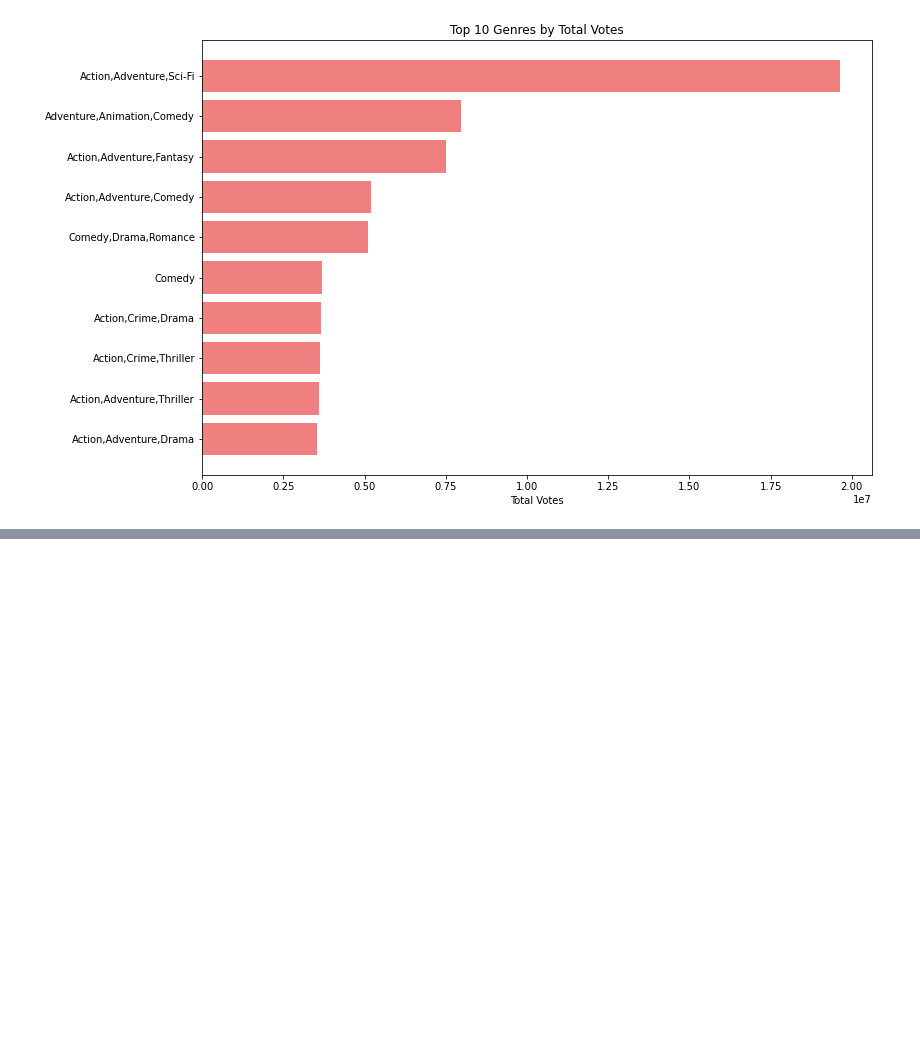
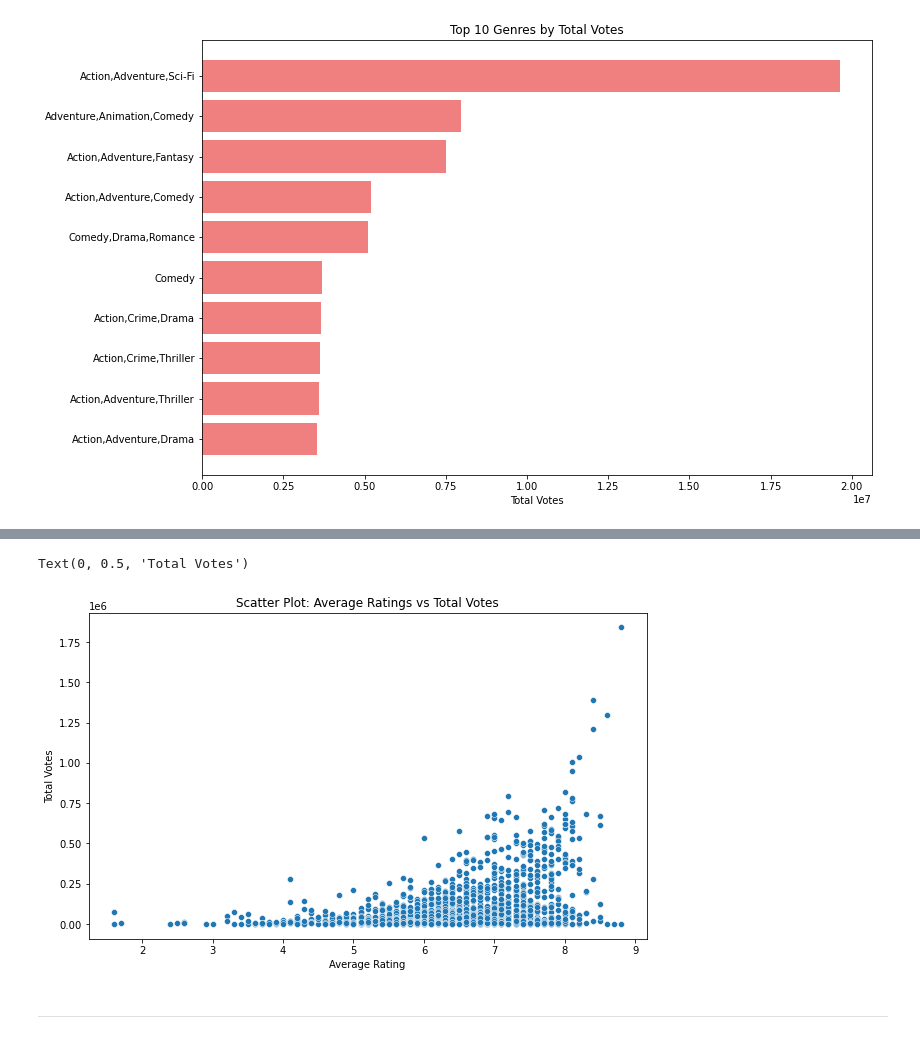
Before and after one commit to engige/movie_studio_analysis, a Jupyter notebook: movie_studio_analysis.ipynb, the cells around one changed output, grey strips where cells are left out. Saved outputs shown, nothing was run; the diff lists cells and outputs as text; code cells hidden in the pictures; blank space fills up the shorter version.

Commit message:
analyzed ratings vs votes correlation

```diff
--- a/movie_studio_analysis.ipynb
+++ b/movie_studio_analysis.ipynb
@@ -557,0 +562,12 @@ plt.gca().invert_yaxis()  # To display the genre with the most votes at the top
+# %%
+# Scatter plot for average ratings vs total votes
+plt.figure(figsize=(10, 6))
+sns.scatterplot(x='averagerating', y='numvotes', data=final_merged_df)
+plt.title('Scatter Plot: Average Ratings vs Total Votes')
+plt.xlabel('Average Rating')
+plt.ylabel('Total Votes')
+# %% [output]
+Text(0, 0.5, 'Total Votes')
+[figure, added]
+# %% [markdown]
+***
```
Also changed, not shown: parts of 1 cell of this notebook.
